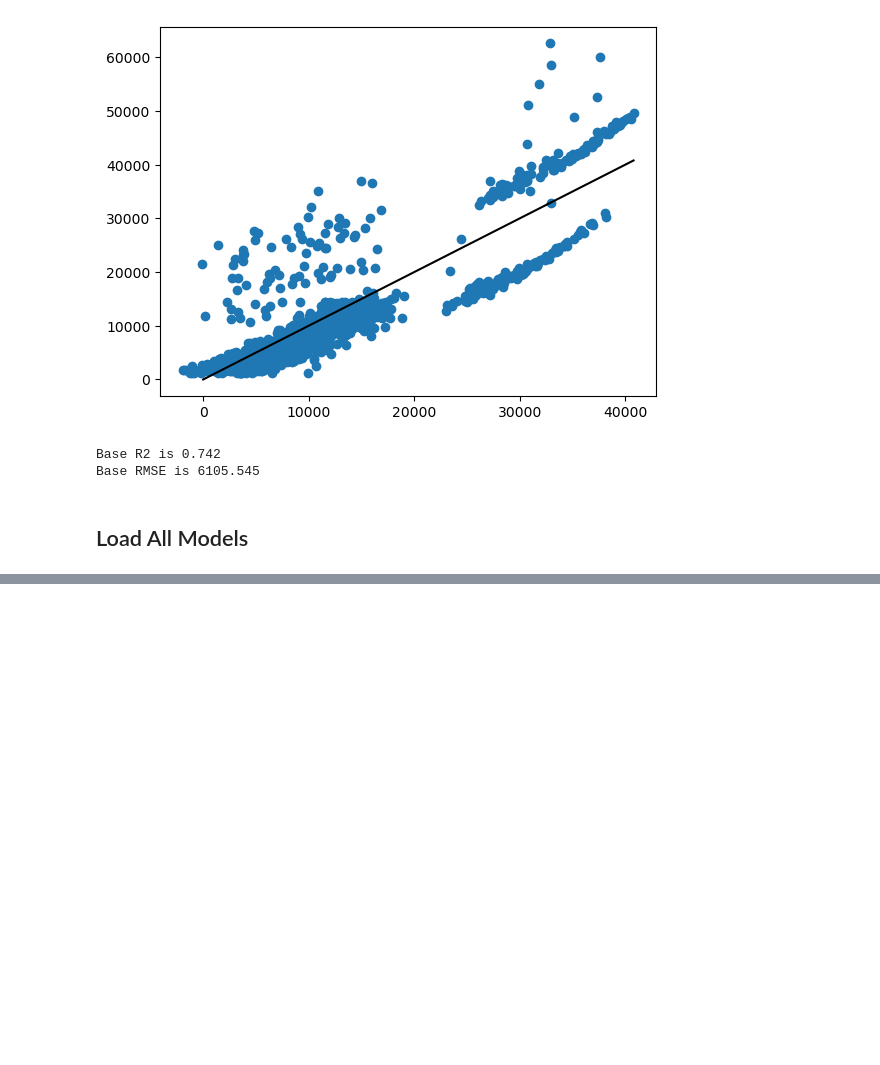
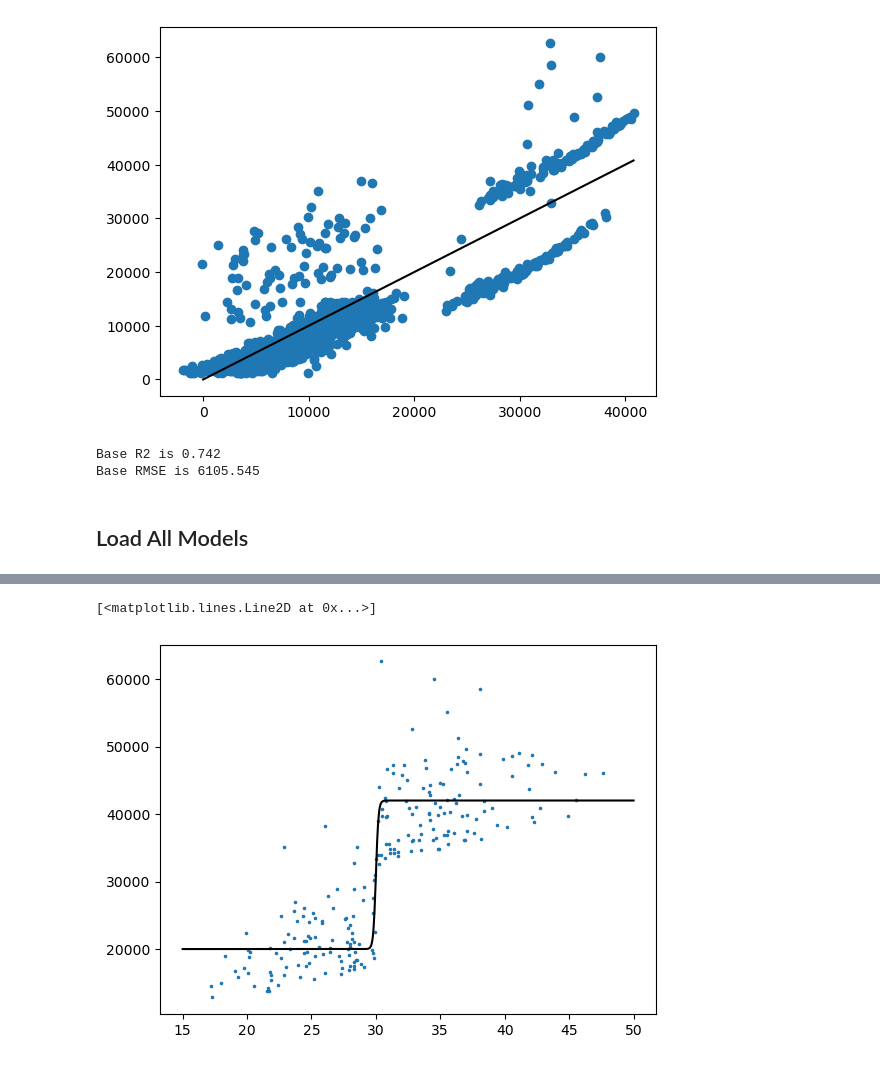
Before and after one commit to djclancy/kaggle_projects, a Jupyter notebook: MedicalInsuranceCost/notebook/med_insurance_notebook.ipynb, the cells around one changed output, grey strips where cells are left out. Drawn from its saved outputs; the diff is of its cells as text; code cells hidden in the pictures; blank space fills up the shorter version.

```diff
--- a/MedicalInsuranceCost/notebook/med_insurance_notebook.ipynb
+++ b/MedicalInsuranceCost/notebook/med_insurance_notebook.ipynb
@@ -367,0 +420,13 @@ for model in model_names:
+# %%
+x_smoker = df_train[df_train['smoker'] ==1].bmi.to_numpy().reshape(-1,1)
+y_smoker = df_train[df_train['smoker'] ==1].charges.to_numpy().reshape(-1,1)
+plt.scatter(x_smoker, y_smoker, s = 2.5)
+alpha = 22000
+delta = 20000
+beta = 10
+gamma = 30
+f = lambda x:alpha/(1+np.exp(-beta*(x-gamma)))+delta
+plt.plot(np.linspace(15,50,1000), f(np.linspace(15,50,1000)), 'k')
+# %% [output]
+[<matplotlib.lines.Line2D at 0x...>]
+[figure, added]
```
Also changed, not shown: parts of 14 cells of this notebook.
